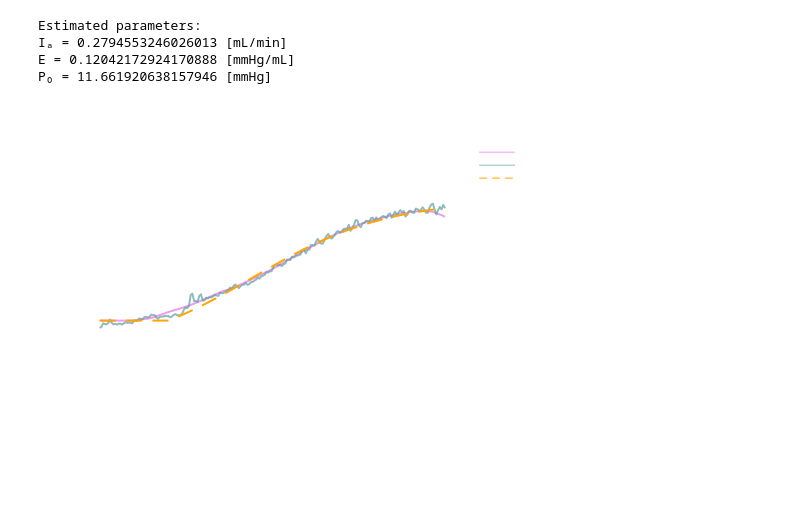
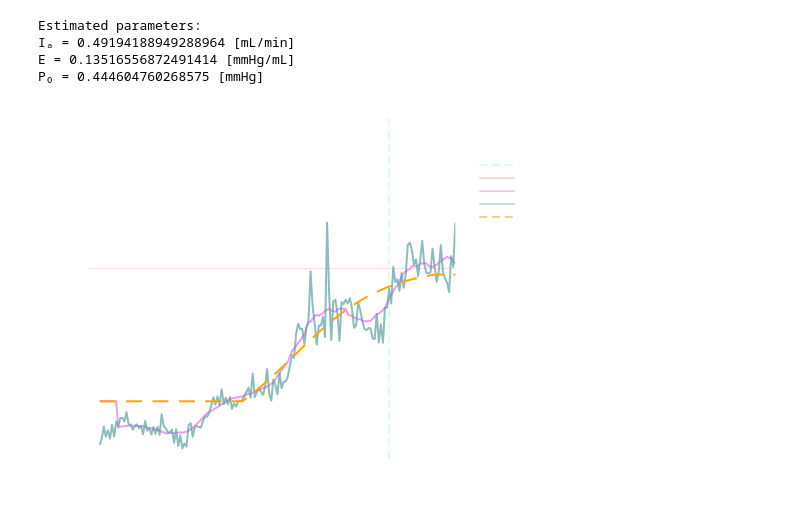
Before and after one commit to jeremi-chabros/CSF-dynamics, a Jupyter notebook: fitModel.ipynb, the cells around one changed output. Saved outputs shown, nothing was run; the diff lists cells and outputs as text; code cells hidden in the pictures.

```diff
--- a/fitModel.ipynb
+++ b/fitModel.ipynb
@@ -8,10 +8,11 @@ files = glob("*.hdf5", datapath);
 
 # for filename in files
 
-filename =  datapath*"/INF_20200909122333_INF2.hdf5"
+# filename =  datapath*"/INF_20200909122333_INF2.hdf5"
 # filename = datapath*"/INF_20190708150215_INF2.hdf5"
 # filename = datapath*"/INF_20191010113919_INF2.hdf5"
 # filename = datapath*"/INF_9CA2CCEC_E238_4CB0_99DC_78B94C06CAB9.hdf5"
+filename = datapath*"/INF_20190620142837_INF2.hdf5"
 
 
 fid = h5open(filename, "r")
@@ -207,36 +227,39 @@ function plot_model(I_b, E, P_0)
 end;
 # %%
-Pm = ICP[infusion_start_frame:infusion_end_frame] # ICP data truncated only to the period of infusion
-# Pm = ICP[infusion_start_frame:plateau_start] # ICP data truncated only to the period of the slope before  baseline
-
 X = I_b, E, P_0
+x0 = [0.3, 0.2, 4] # Starting point
+lower = [0.1, 0.01, -5.0]
+upper = [0.6, 1.0, P_b]
 
 # Moving average = smoothed trace
-dsampf = 40 # Downsampling factor (no. of frames in a window for calculation of the mean)
+dsampf = 20 # Downsampling factor (no. of frames in a window for calculation of the mean)
 gg = moving_average(ICP, dsampf)
 g0 = zeros(length(ICP))
 g0 .+= P_b
 g0[Int(dsampf/2):Int(dsampf/2)+length(gg)-1] = gg
 g0[Int(dsampf/2)+length(gg):end] .= P_p
 
-Pm_ave = g0[infusion_start_frame:infusion_end_frame]
-# Pm = Pm_ave
+C = 10^1
+C_dist = 10^1
+κ = 2
 
-x0 = [0.3, 0.1, 3] # Starting point
-lower = [0.1, 0.01, -10.0]
-upper = [1.0, 1.0, 50.0]
+result, min_val = getres(ICP[infusion_start_frame:plateau_start])
+result1, min_val1 = getres(ICP[infusion_start_frame:infusion_end_frame])
+# result, min_val = getres(g0[infusion_start_frame:infusion_end_frame])
+# result1, min_val1 = getres(g0[infusion_start_frame:plateau_start])
 
-C = 10^3#Cᵢ
-κ = 1
+if min_val < min_val1
+    I_b, E, P_0 = Optim.minimizer(result)
+else
+    I_b, E, P_0 = Optim.minimizer(result1)
+end
 
-res = optimize(sqerror, x0, LBFGS())
-I_b, E, P_0 = Optim.minimizer(res)
-R = Dict("LBFGS" => Optim.minimum(res))
-# println("P₀ = $P_0\nPᵦ = $P_b\nΔP = $(P_b-P_0)\n")
+# I_b, E, P_0 = Optim.minimizer(result1)
+
 plot_model(I_b, E, P_0)
 # %% [output]
 Estimated parameters:
-Iₐ = 0.2794553246026013 [mL/min]
-E = 0.12042172924170888 [mmHg/mL]
-P₀ = 11.661920638157946 [mmHg]
+Iₐ = 0.49194188949288964 [mL/min]
+E = 0.13516556872491414 [mmHg/mL]
+P₀ = 0.444604760268575 [mmHg]
-[figure, old version]
+[figure, new version]
```
Also changed, not shown: parts of 10 cells of this notebook.
